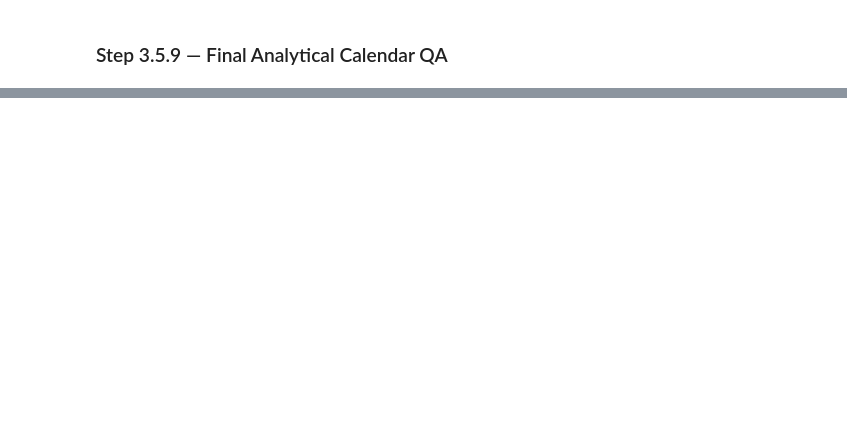
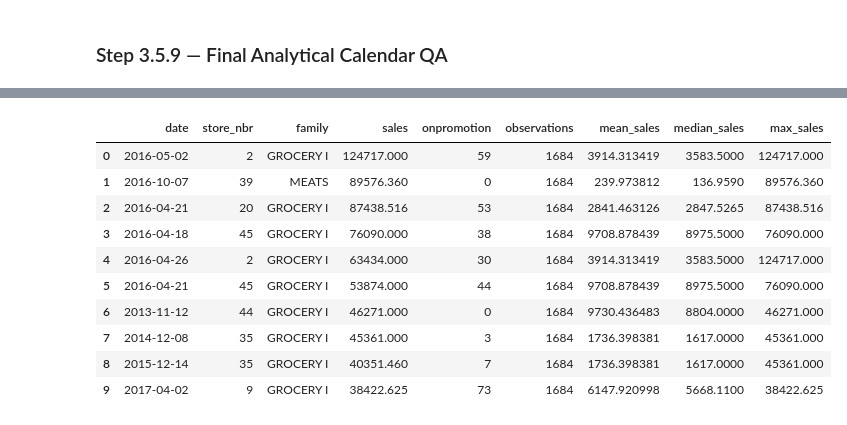
Before and after one commit to Abu-Hozaifa-Retail-Analyst/retail-sales-forecasting, a Jupyter notebook: notebooks/01_data_quality/02_initial_data_profiling.ipynb, the cells around one changed output, grey strips where cells are left out. Cells and saved outputs as stored; diff of their text form; code cells hidden in the pictures; blank space fills up the shorter version.

Commit message:
Complete sales grain and coverage validation

```diff
--- a/notebooks/01_data_quality/02_initial_data_profiling.ipynb
+++ b/notebooks/01_data_quality/02_initial_data_profiling.ipynb
@@ -5324,0 +7088,26 @@ print(
+# %%
+# Inspect historical sales statistics for the Store × Family
+# combinations containing the top sales observations
+
+top_combinations = (
+    top_sales_rows[["store_nbr", "family"]]
+    .drop_duplicates()
+)
+
+combination_history = (
+    train.merge(
+        top_combinations,
+        on=["store_nbr", "family"],
+        how="inner"
+    )
+    .groupby(["store_nbr", "family"])["sales"]
+    .agg(
+        observations="count",
+        mean_sales="mean",
+        median_sales="median",
+        max_sales="max"
+    )
+    .reset_index()
+)
+
+combination_history
@@ -5324,0 +7123,26 @@ print(
+# %%
+# Show the top observations alongside historical
+# Store × Family statistics
+
+top_sales_context = (
+    top_sales_rows
+    .merge(
+        combination_history,
+        on=["store_nbr", "family"],
+        how="left"
+    )
+)
+
+top_sales_context
+# %% [output]
+|  | date | store_nbr | family | sales | onpromotion | observations | mean_sales | median_sales | max_sales |
+| 0 | 2016-05-02 | 2 | GROCERY I | 124717.000 | 59 | 1684 | 3914.313419 | 3583.5000 | 124717.000 |
+| 1 | 2016-10-07 | 39 | MEATS | 89576.360 | 0 | 1684 | 239.973812 | 136.9590 | 89576.360 |
+| 2 | 2016-04-21 | 20 | GROCERY I | 87438.516 | 53 | 1684 | 2841.463126 | 2847.5265 | 87438.516 |
+| 3 | 2016-04-18 | 45 | GROCERY I | 76090.000 | 38 | 1684 | 9708.878439 | 8975.5000 | 76090.000 |
+| 4 | 2016-04-26 | 2 | GROCERY I | 63434.000 | 30 | 1684 | 3914.313419 | 3583.5000 | 124717.000 |
+| 5 | 2016-04-21 | 45 | GROCERY I | 53874.000 | 44 | 1684 | 9708.878439 | 8975.5000 | 76090.000 |
+| 6 | 2013-11-12 | 44 | GROCERY I | 46271.000 | 0 | 1684 | 9730.436483 | 8804.0000 | 46271.000 |
+| 7 | 2014-12-08 | 35 | GROCERY I | 45361.000 | 3 | 1684 | 1736.398381 | 1617.0000 | 45361.000 |
+| 8 | 2015-12-14 | 35 | GROCERY I | 40351.460 | 7 | 1684 | 1736.398381 | 1617.0000 | 45361.000 |
+| 9 | 2017-04-02 | 9 | GROCERY I | 38422.625 | 73 | 1684 | 6147.920998 | 5668.1100 | 38422.625 |
```
Also changed, not shown: parts of 160 cells of this notebook, 1 other file.
